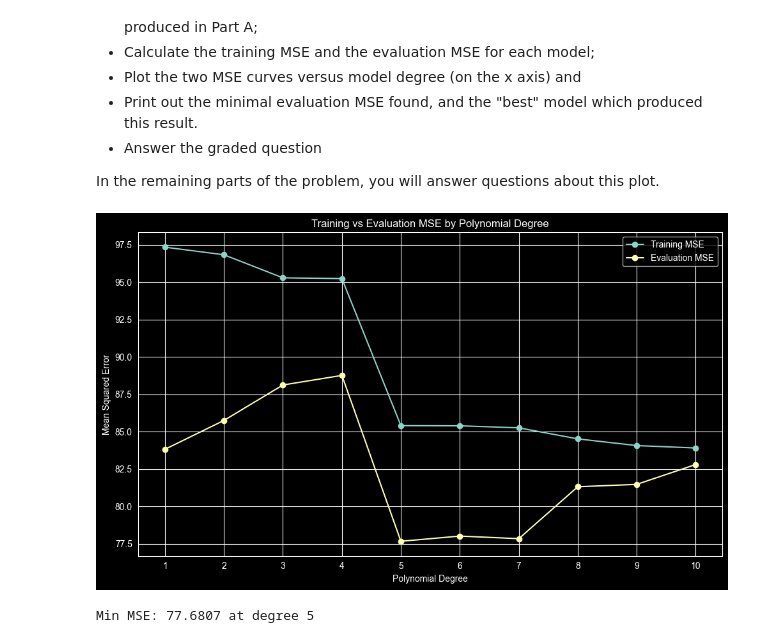
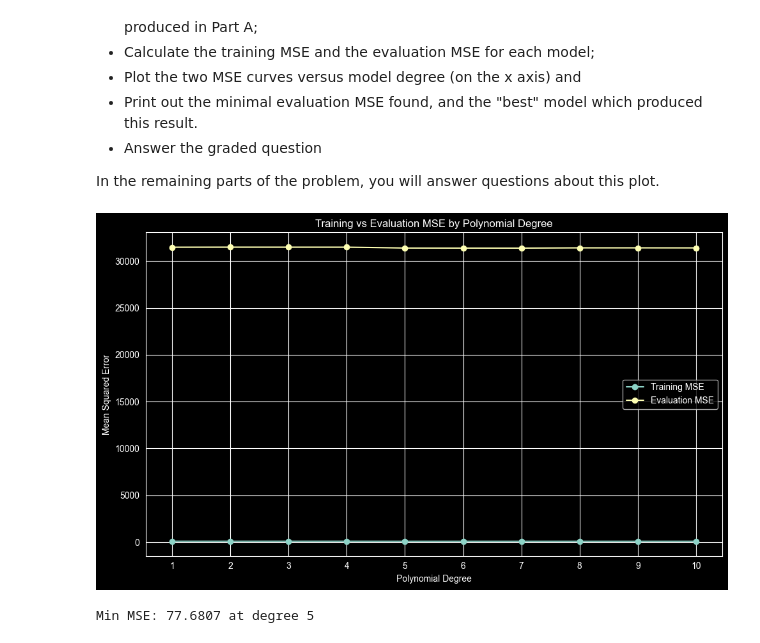
Before and after one commit to reynolkb-bu/Module-3-Assignments, a Jupyter notebook: Homework_03.ipynb, the cells around one changed output. Drawn from its saved outputs; the diff is of its cells as text; code cells hidden in the pictures.

Commit message:
fit_transform to transform

```diff
--- a/Homework_03.ipynb
+++ b/Homework_03.ipynb
@@ -179,7 +179,7 @@ for d in degrees:
         # Your code here
         poly = PolynomialFeatures(degree=d)
         X_train_poly = poly.fit_transform(X_train)
-        X_test_poly = poly.fit_transform(X_test)
+        X_test_poly = poly.transform(X_test)
 
     # Fit a linear regression model on the transformed data
 
@@ -191,34 +191,34 @@ for d in degrees:
 
         # Your code here
         y_train_pred = linear.predict(X_train_poly)
         y_test_pred = linear.predict(X_test_poly)
 
 
     # Calculate the MSEs and append to the appropriate lists
 
         # Your code here
         train_mse = mean_squared_error(y_train, y_train_pred)
         test_mse = mean_squared_error(y_test, y_test_pred)
 
         train_errors.append(train_mse)
         evaluation_errors.append(test_mse)
 
 # Plot training and evaluation MSEs vs degree of model using train_errors and evaluation_errors
 # Note that the x axis should have ticks for 1 .. 10 only
 
 # Your code here
 plt.figure(figsize=(10, 6))
 plt.plot(degrees, train_errors, marker='o', label='Training MSE')
 plt.plot(degrees, evaluation_errors, marker='o', label='Evaluation MSE')
 plt.xlabel('Polynomial Degree')
 plt.ylabel('Mean Squared Error')
 plt.title('Training vs Evaluation MSE by Polynomial Degree')
 plt.xticks(degrees)
 plt.legend()
 plt.tight_layout()
 plt.show()
 # %% [output]
-[figure, old version]
+[figure, new version]
 # %%
 # Calculate and print out the minimal MSE for evaluation set and degree where it was obtained
 # Hint: notice carefully that the MSE lists are for degrees [1, 2, 3, ....]  (i.e., index + 1)
```
